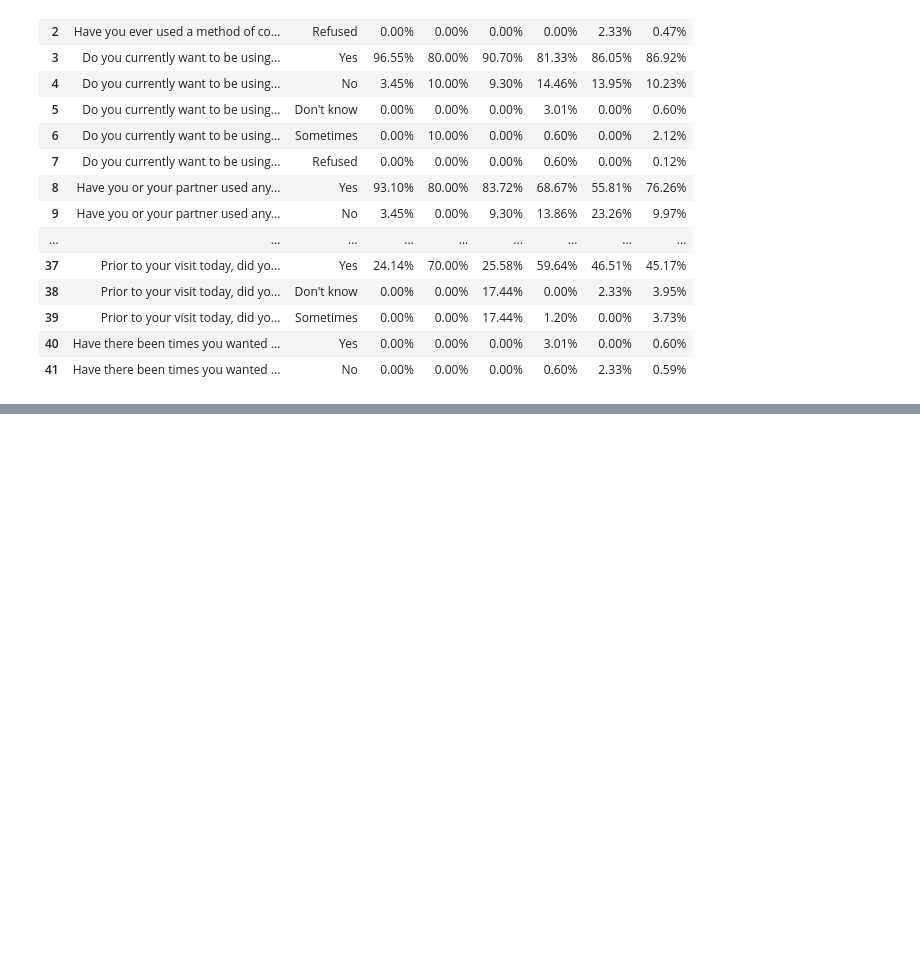
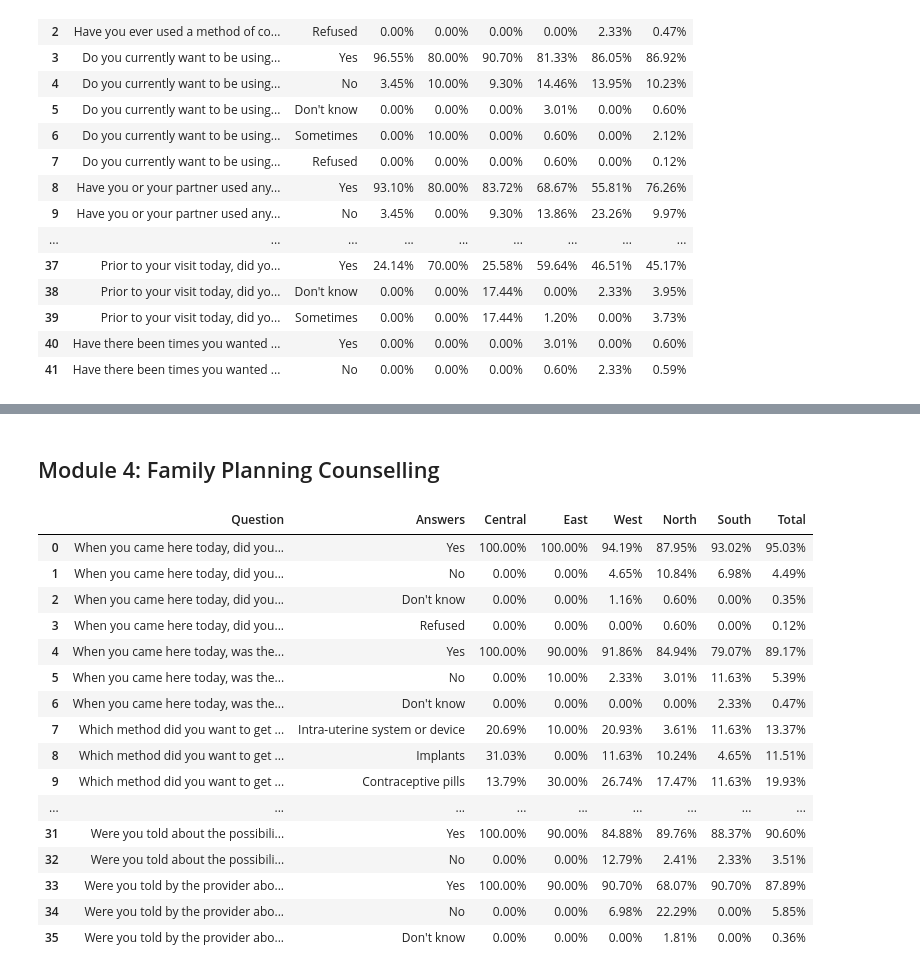
Before and after one commit to Mirwais-Farahi/MSIHealthServiceAnalytics, a Jupyter notebook: notebooks/03_Descriptive_Analysis.ipynb, the cells around one changed output, grey strips where cells are left out. Cells and saved outputs as stored; diff of their text form; code cells hidden in the pictures; blank space fills up the shorter version.

```diff
--- a/notebooks/03_Descriptive_Analysis.ipynb
+++ b/notebooks/03_Descriptive_Analysis.ipynb
@@ -1065,3 +1065,55 @@ files.download(file_path)
 # %% [output]
 [interactive output not drawn]
 [interactive output not drawn]
+# %% [markdown]
+## Module 4: Family Planning Counselling
+# %%
+family_planning_counselling_variables = {
+    'WNTMETH': 'When you came here today, did you want to receive a method of contraception from?',
+    'SPCMTH': 'When you came here today, was there a specific FP method you wanted to get?',
+    'WAMETH': 'Which method did you want to get when you came here today?',
+    'RECMETH': 'Did you receive a method of contraception, or a referral to receive a method?',
+    'CHMETH': 'Did you receive the method you wanted, or a referral for the method you wanted?',
+    'METHNO': "What was the main reason you didn't receive a method or a referral for a method?",
+    'METHDIFF': "What was the main reason why you didn't receive the method that you wanted?",
+    'CMREASON': 'You mentioned that you did not want or weren’t sure if you wanted a method of contraception?',
+    'RECCOUN': 'Did the provider tell you about any potential side effects or problems you may experience?',
+    'FOLLUP': 'Were you told what to do if you experience any side effects or problems as a result?',
+    'CONTUSE': 'Were you told about the possibility of switching to another method if the method you selected was not suitable?',
+    'OTHERMETH': 'Were you told by the provider about other methods of contraception besides the one chosen?'
+}
+
+
+
+variable_list = list(family_planning_counselling_variables.keys())
+regions = ['Central', 'East', 'West', 'North', 'South']  # Specify regions
+
+# Generate the summary table
+family_planning_counselling_table = summary_percentage_table(
+    original_data,
+    variable_list,
+    family_planning_counselling_variables,
+    regions_column='REGION',
+    regions=regions
+)
+
+# Display the result
+family_planning_counselling_table
+# %% [output]
+|  | Question | Answers | Central | East | West | North | South | Total |
+| 0 | When you came here today, did you... | Yes | 100.00% | 100.00% | 94.19% | 87.95% | 93.02% | 95.03% |
+| 1 | When you came here today, did you... | No | 0.00% | 0.00% | 4.65% | 10.84% | 6.98% | 4.49% |
+| 2 | When you came here today, did you... | Don't know | 0.00% | 0.00% | 1.16% | 0.60% | 0.00% | 0.35% |
+| 3 | When you came here today, did you... | Refused | 0.00% | 0.00% | 0.00% | 0.60% | 0.00% | 0.12% |
+| 4 | When you came here today, was the... | Yes | 100.00% | 90.00% | 91.86% | 84.94% | 79.07% | 89.17% |
+| 5 | When you came here today, was the... | No | 0.00% | 10.00% | 2.33% | 3.01% | 11.63% | 5.39% |
+| 6 | When you came here today, was the... | Don't know | 0.00% | 0.00% | 0.00% | 0.00% | 2.33% | 0.47% |
+| 7 | Which method did you want to get ... | Intra-uterine system or device | 20.69% | 10.00% | 20.93% | 3.61% | 11.63% | 13.37% |
+| 8 | Which method did you want to get ... | Implants | 31.03% | 0.00% | 11.63% | 10.24% | 4.65% | 11.51% |
+| 9 | Which method did you want to get ... | Contraceptive pills | 13.79% | 30.00% | 26.74% | 17.47% | 11.63% | 19.93% |
+| ... | ... | ... | ... | ... | ... | ... | ... | ... |
+| 31 | Were you told about the possibili... | Yes | 100.00% | 90.00% | 84.88% | 89.76% | 88.37% | 90.60% |
+| 32 | Were you told about the possibili... | No | 0.00% | 0.00% | 12.79% | 2.41% | 2.33% | 3.51% |
+| 33 | Were you told by the provider abo... | Yes | 100.00% | 90.00% | 90.70% | 68.07% | 90.70% | 87.89% |
+| 34 | Were you told by the provider abo... | No | 0.00% | 0.00% | 6.98% | 22.29% | 0.00% | 5.85% |
+| 35 | Were you told by the provider abo... | Don't know | 0.00% | 0.00% | 0.00% | 1.81% | 0.00% | 0.36% |
```
Also changed, not shown: parts of 1 cell of this notebook.
